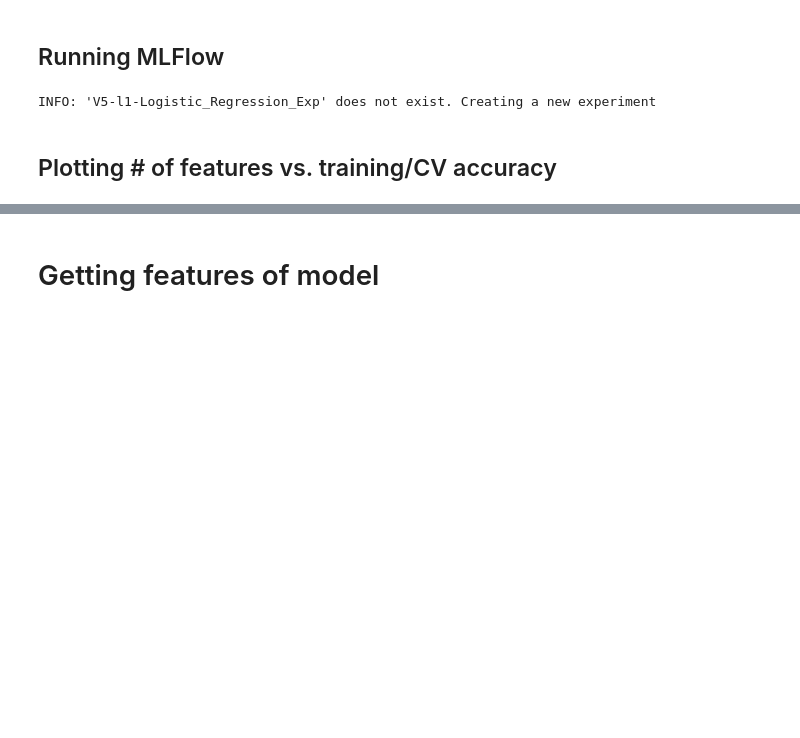
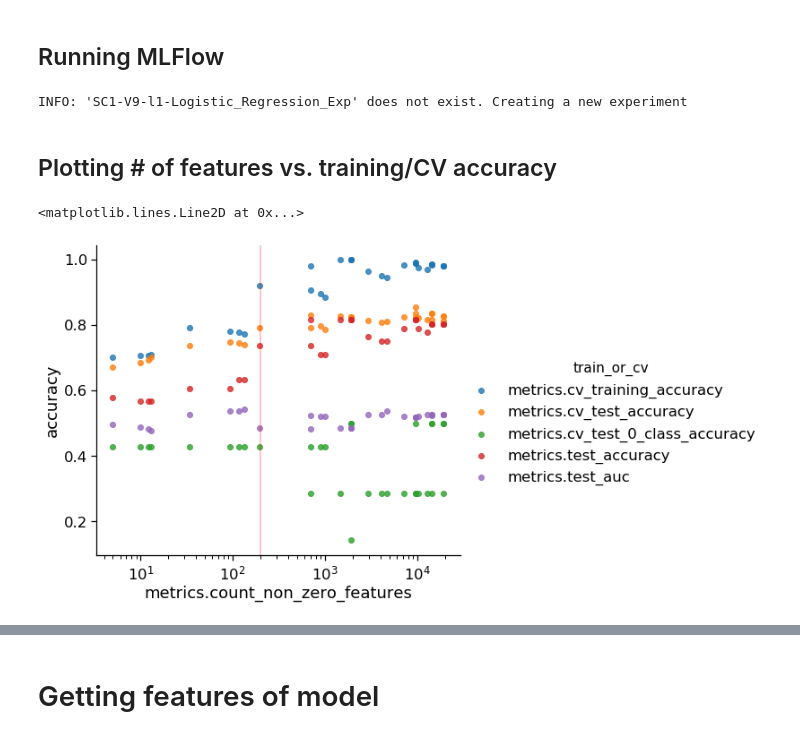
Before and after one commit to asuther/precfda_brain_cancer_phase_1, a Jupyter notebook: notebooks/model_generation/2020.01.14-1-Train_logistic_regression_model_using_mlflow.ipynb, the cells around one changed output, grey strips where cells are left out. Cells and saved outputs as stored; diff of their text form; code cells hidden in the pictures; blank space fills up the shorter version.

Commit message:
Moved mlflow experiment code to model_funcs.py, fixed bug where only 1 fold of class 0 accuracy was used, and updated sc1, sc2, and sc3 notebooks

```diff
--- a/notebooks/model_generation/2020.01.14-1-Train_logistic_regression_model_using_mlflow.ipynb
+++ b/notebooks/model_generation/2020.01.14-1-Train_logistic_regression_model_using_mlflow.ipynb
@@ -618,22 +635,57 @@ There are 38 non-zero features in the Logistic Regression model
 # %% [markdown]
 ## Running MLFlow
 # %%
+%%time
+
 # Set the experiment name
 mlflow.set_tracking_uri(f'file://{experiment_base_path}')
-mlflow.set_experiment('V5-l1-Logistic_Regression_Exp')
+mlflow.set_experiment('SC1-V9-l1-Logistic_Regression_Exp')
 
 # Define the parameter grid
-param_dict = {'C': np.logspace(-2, 0, 10).tolist() + np.logspace(1, 5, 3).tolist(),
+param_dict = {'C': np.logspace(-2, 0, 5).tolist() + np.logspace(1, 5, 3).tolist(),
              'max_iter': [1000],
              'solver': ['saga'],
              'class_weight': [None],
-             'lower_quantile_removed_CoV': [0, 0.25, 0.5, 0.75, 0.9, 0.95]}
+             'lower_quantile_removed_CoV': [0, 0.25, 0.5, 0.9]}
+
+# Load the gene expression (GE) raw data from file
+X, y, phenotype_df = data_loading.load_sc1_data()
+
+# Split into CV/test set using target class to stratify
+X_cv, X_test, y_cv, y_test = train_test_split(X, y, test_size=0.2, stratify=y, random_state=110)
 
 # Run mlflow runs in parallel
 results = joblib.Parallel(n_jobs=-1, backend='multiprocessing')\
-    (joblib.delayed(run_mlflow_exp_v5)(curr_param_index, curr_params_dict)\
+    (joblib.delayed(run_mlflow_exp_v9)(X_cv, X_test, y_cv, y_test, curr_param_index, curr_params_dict)\
          for curr_param_index, curr_params_dict in enumerate(ParameterGrid(param_dict)))
 # %% [output]
-INFO: 'V5-l1-Logistic_Regression_Exp' does not exist. Creating a new experiment
+INFO: 'SC1-V9-l1-Logistic_Regression_Exp' does not exist. Creating a new experiment
 # %% [markdown]
 ## Plotting # of features vs. training/CV accuracy
+# %%
+# Get the experiment id from the experiment name
+curr_experiment_id=mlflow.get_experiment_by_name('SC1-V9-l1-Logistic_Regression_Exp').experiment_id
+
+experiment_results_v9_df = mlflow.search_runs(experiment_ids=curr_experiment_id)
+
+# Melt the dataframe to get accuracy as a single column
+experiment_results_v9_df_melt = experiment_results_v9_df\
+    .melt(id_vars=['run_id','metrics.count_non_zero_features','params.lower_quantile_removed_CoV',
+                   'params.log10_C','params.log10_max_iter'],
+          value_vars=['metrics.cv_training_accuracy','metrics.cv_test_accuracy',
+                      'metrics.cv_test_0_class_accuracy','metrics.test_accuracy','metrics.test_auc'],
+          var_name='train_or_cv',
+          value_name='accuracy')
+# %%
+sns.lmplot(x='metrics.count_non_zero_features',
+           y='accuracy',
+           data=experiment_results_v9_df_melt,
+           hue='train_or_cv',
+           fit_reg=False, size=6, aspect=1.25)
+
+ax = plt.gca()
+ax.set_xscale('log')
+ax.axvline(200, c='r', alpha=0.3)
+# %% [output]
+<matplotlib.lines.Line2D at 0x...>
+[figure, added]
```
Also changed, not shown: parts of 55 cells of this notebook, 3 other files.
